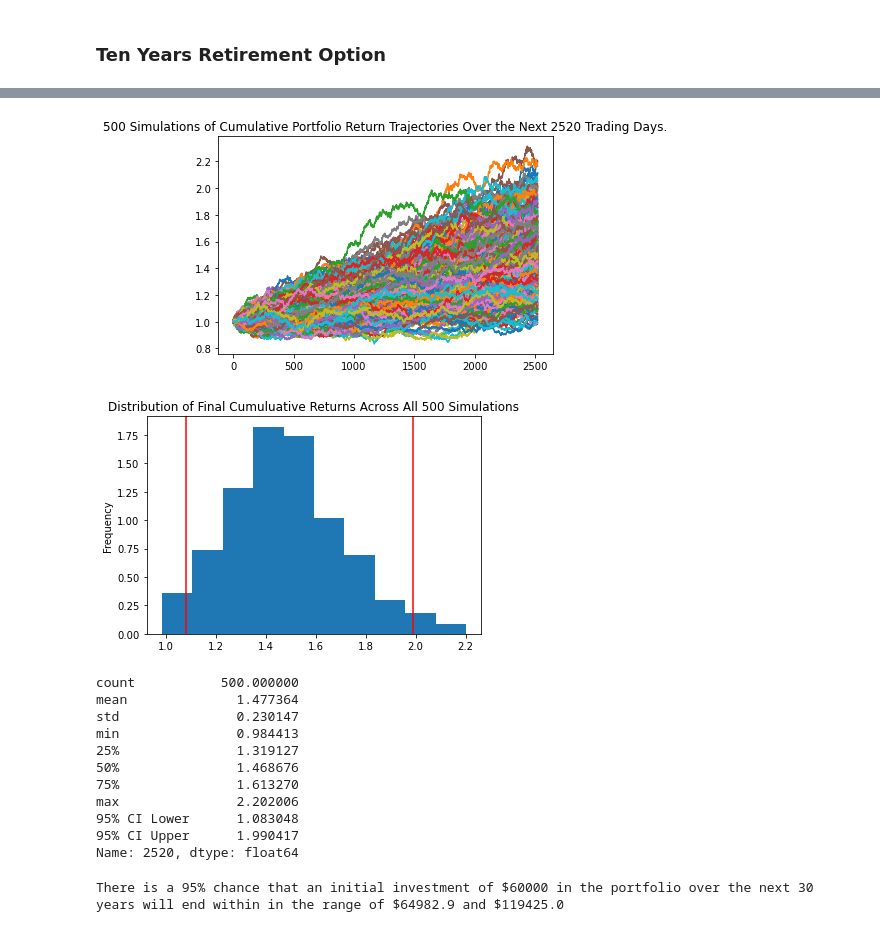
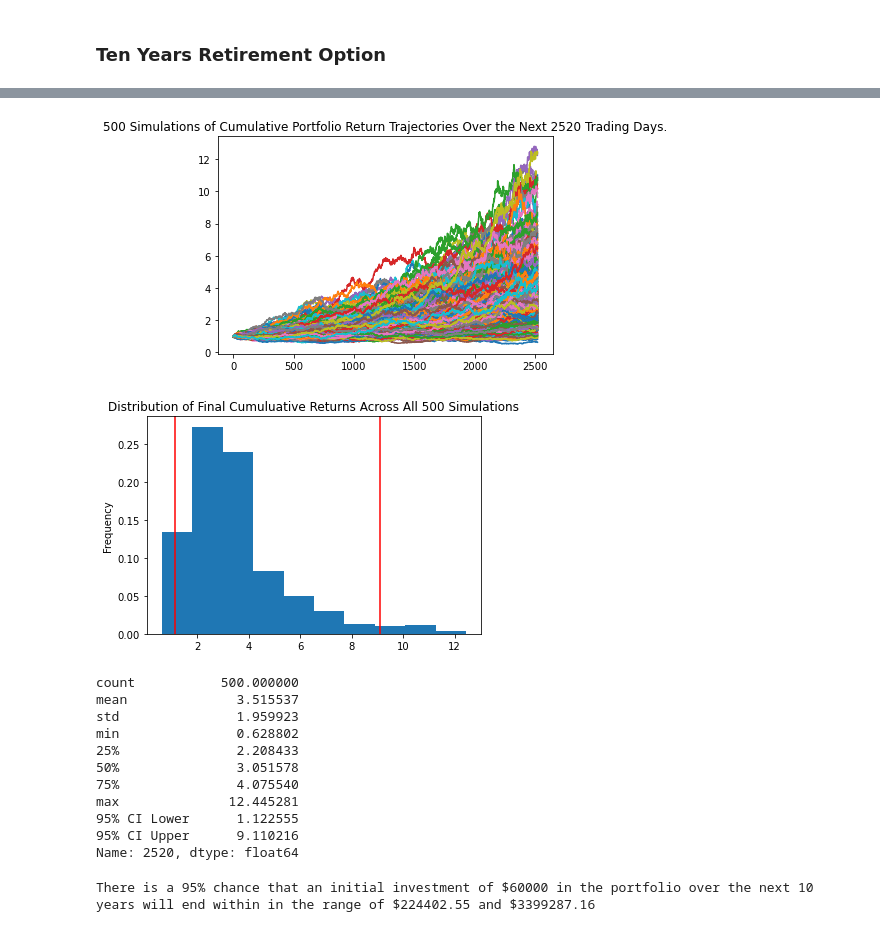
Before and after one commit to nrader91/Financial_Planner_API, a Jupyter notebook: financial-planner.ipynb, the cells around one changed output, grey strips where cells are left out. Cells and saved outputs as stored; diff of their text form; code cells hidden in the pictures.

```diff
--- a/financial-planner.ipynb
+++ b/financial-planner.ipynb
@@ -412,3 +418,11 @@ There is a 95% chance that an initial investment of $60000 in the portfolio over
 # %% [markdown]
 ### Ten Years Retirement Option
+# %%
+# Configuring a Monte Carlo simulation to forecast 10 years cumulative returns
+MC_10_year = MCSimulation(
+    portfolio_data = df_stock_data,
+    weights = [.25,.75],
+    num_simulation = 500,
+    num_trading_days = 252*10
+)
 # %%
@@ -451,41 +462,42 @@ Running Monte Carlo simulation number 490.
 # %%
 # Plot simulation outcomes
-# YOUR CODE HERE!
+MC_10_year_line = MC_10_year.plot_simulation()
 # %% [output]
-[figure, old version]
+[figure, new version]
 # %%
 # Plot probability distribution and confidence intervals
-# YOUR CODE HERE!
+MC_10_year_dist = MC_10_year.plot_distribution()
 # %% [output]
-[figure, old version]
+[figure, new version]
 # %%
 # Fetch summary statistics from the Monte Carlo simulation results
-# YOUR CODE HERE!
+my_stats_3 = MC_10_year.summarize_cumulative_return()
 
 # Print summary statistics
-# YOUR CODE HERE!
+print(my_stats_3)
 # %% [output]
 count           500.000000
-mean              1.477364
-std               0.230147
-min               0.984413
-25%               1.319127
-50%               1.468676
-75%               1.613270
-max               2.202006
-95% CI Lower      1.083048
-95% CI Upper      1.990417
+mean              3.515537
+std               1.959923
+min               0.628802
+25%               2.208433
+50%               3.051578
+75%               4.075540
+max              12.445281
+95% CI Lower      1.122555
+95% CI Upper      9.110216
 Name: 2520, dtype: float64
 # %%
 # Set initial investment
-# YOUR CODE HERE!
+initial_investment_4 = 60000
 
 # Use the lower and upper `95%` confidence intervals to calculate the range of the possible outcomes of our $60,000
-# YOUR CODE HERE!
+ci_lower_ten = round(my_stats[8]*60000,2)
+ci_upper_ten = round(my_stats[9]*60000,2)
 
 # Print results
-print(f"There is a 95% chance that an initial investment of ${initial_investment} in the portfolio"
+print(f"There is a 95% chance that an initial investment of ${initial_investment_4} in the portfolio"
       f" over the next 10 years will end within in the range of"
       f" ${ci_lower_ten} and ${ci_upper_ten}")
 # %% [output]
-There is a 95% chance that an initial investment of $60000 in the portfolio over the next 30 years will end within in the range of $64982.9 and $119425.0
+There is a 95% chance that an initial investment of $60000 in the portfolio over the next 10 years will end within in the range of $224402.55 and $3399287.16
```
Also changed, not shown: parts of 9 cells of this notebook, 1 other file.
